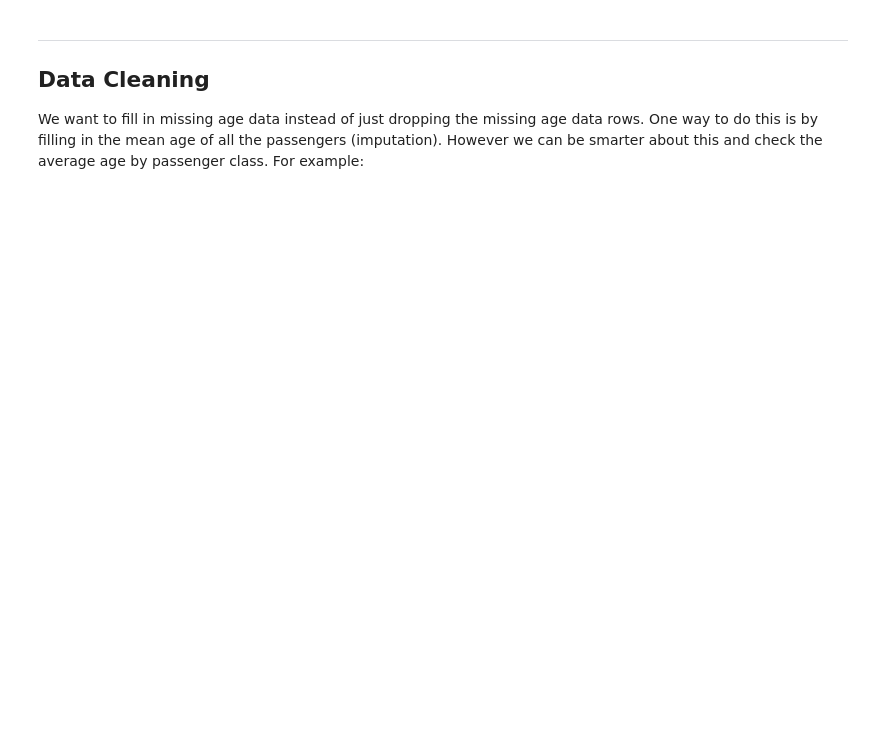
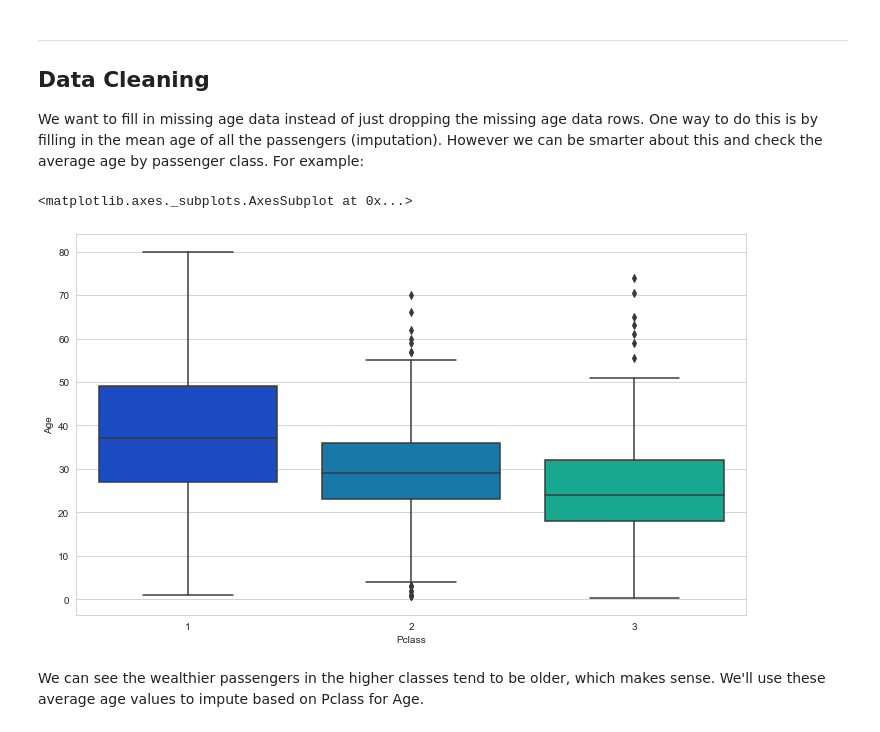
Before and after one commit to momado350/titanic, a Jupyter notebook: titanic-test.ipynb, the cells around one changed output. Cells and saved outputs as stored; diff of their text form; code cells hidden in the pictures; blank space fills up the shorter version.

```diff
--- a/titanic-test.ipynb
+++ b/titanic-test.ipynb
@@ -85,3 +85,11 @@ ___
 ## Data Cleaning
 We want to fill in missing age data instead of just dropping the missing age data rows. One way to do this is by filling in the mean age of all the passengers (imputation).
 However we can be smarter about this and check the average age by passenger class. For example:
+# %%
+plt.figure(figsize=(12, 7))
+sns.boxplot(x='Pclass',y='Age',data=train,palette='winter')
+# %% [output]
+<matplotlib.axes._subplots.AxesSubplot at 0x...>
+[figure, added]
+# %% [markdown]
+We can see the wealthier passengers in the higher classes tend to be older, which makes sense. We'll use these average age values to impute based on Pclass for Age.
```
